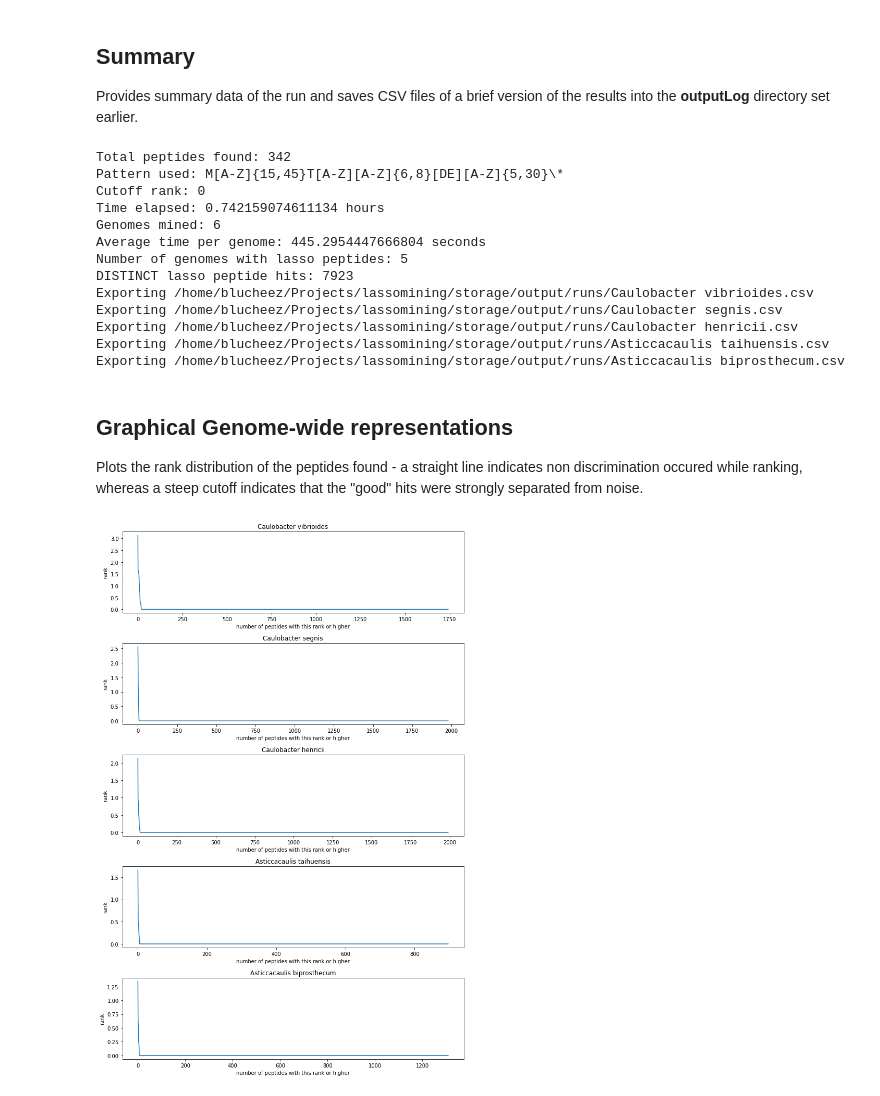
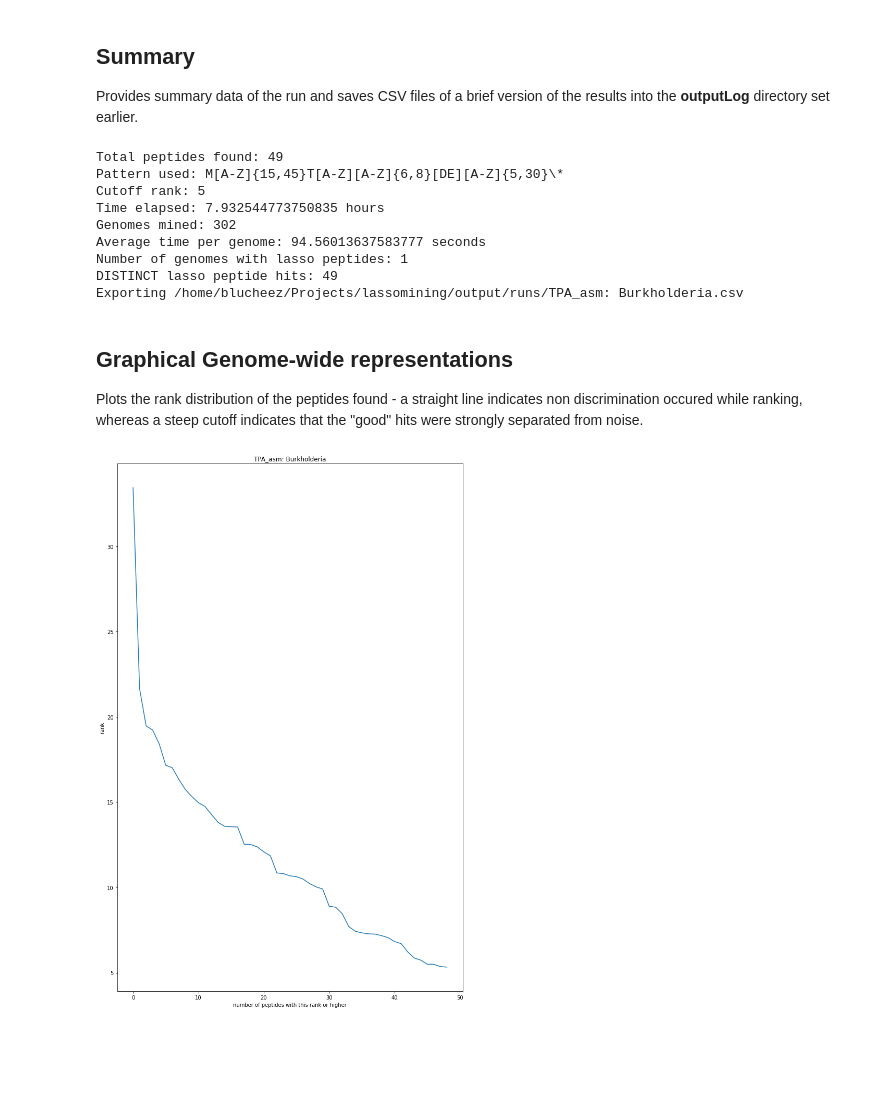
Before and after one commit to nathanalam/lassomining, a Jupyter notebook: View.ipynb, the cells around one changed output. Saved outputs shown, nothing was run; the diff lists cells and outputs as text; code cells hidden in the pictures; blank space fills up the shorter version.

```diff
--- a/View.ipynb
+++ b/View.ipynb
@@ -32,16 +31,16 @@ Here are the parameters that you should edit for each run. The **runName** will
 
 **memeDir** is the directory where the meme suite was installed on this computer, and **localMotifDir** is some empty or nonexistent directory that this program can use as scratch space.
 # %%
-config = yaml.load('''
+config = yaml.safe_load('''
 # Setup parameters for a genome mining run
 
 ## Parameters for each run
-runName: "nameOfRun"
+runName: "properburkholderiarun"
 pattern: 'M[A-Z]{15,45}T[A-Z][A-Z]{6,8}[DE][A-Z]{5,30}\*'
 cutoffRank: 0
 genomeDir: "/home/blucheez/Projects/lassomining/storage/genomes/"
-database: "/home/blucheez/Projects/lassomining/storage/output/matches.db"
-outputLogs: "/home/blucheez/Projects/lassomining/storage/output/runs/"
+database: "/home/blucheez/Projects/lassomining/output/matches.db"
+outputLogs: "/home/blucheez/Projects/lassomining/output/runs/"
 models:
   - location: "/home/blucheez/Projects/lassomining/storage/models/b.faa"
     numOfMotifs: 3
@@ -830,33 +320,29 @@ for i in range(0, len(genomeArr)):
     precsv = pd.DataFrame.from_dict(newDict)
     precsv.to_csv(config["outputLogs"] + genomeArr[i]["genome"] + ".csv")
 # %% [output]
-Total peptides found: 342
+Total peptides found: 49
 Pattern used: M[A-Z]{15,45}T[A-Z][A-Z]{6,8}[DE][A-Z]{5,30}\*
-Cutoff rank: 0
-Time elapsed: 0.742159074611134 hours
-Genomes mined: 6
-Average time per genome: 445.2954447666804 seconds
-Number of genomes with lasso peptides: 5
-DISTINCT lasso peptide hits: 7923
-Exporting /home/blucheez/Projects/lassomining/storage/output/runs/Caulobacter vibrioides.csv
-Exporting /home/blucheez/Projects/lassomining/storage/output/runs/Caulobacter segnis.csv
-Exporting /home/blucheez/Projects/lassomining/storage/output/runs/Caulobacter henricii.csv
-Exporting /home/blucheez/Projects/lassomining/storage/output/runs/Asticcacaulis taihuensis.csv
-Exporting /home/blucheez/Projects/lassomining/storage/output/runs/Asticcacaulis biprosthecum.csv
+Cutoff rank: 5
+Time elapsed: 7.932544773750835 hours
+Genomes mined: 302
+Average time per genome: 94.56013637583777 seconds
+Number of genomes with lasso peptides: 1
+DISTINCT lasso peptide hits: 49
+Exporting /home/blucheez/Projects/lassomining/output/runs/TPA_asm: Burkholderia.csv
 # %% [markdown]
 ## Graphical Genome-wide representations
 Plots the rank distribution of the peptides found - a straight line indicates non discrimination occured while ranking, whereas a steep cutoff indicates that the "good" hits were strongly separated from noise.
 # %%
 fig, axs = plt.subplots(len(genomeArr), 1, figsize=(10,15))
 
 for i in range(0, len(genomeArr)):
     y = genomeDict[genomeArr[i]["genome"]]["ranks"]
     x = range(0, len(y))
-    axs[i].plot(x, y)
-    axs[i].set_title(genomeArr[i]["genome"])
-    axs[i].set(xlabel="number of peptides with this rank or higher", ylabel="rank")
+    axs.plot(x, y)
+    axs.set_title(genomeArr[i]["genome"])
+    axs.set(xlabel="number of peptides with this rank or higher", ylabel="rank")
 
 plt.tight_layout()
 plt.show()
 # %% [output]
-[figure, old version]
+[figure, new version]
```
Also changed, not shown: parts of 2 cells of this notebook, 6 other files.
